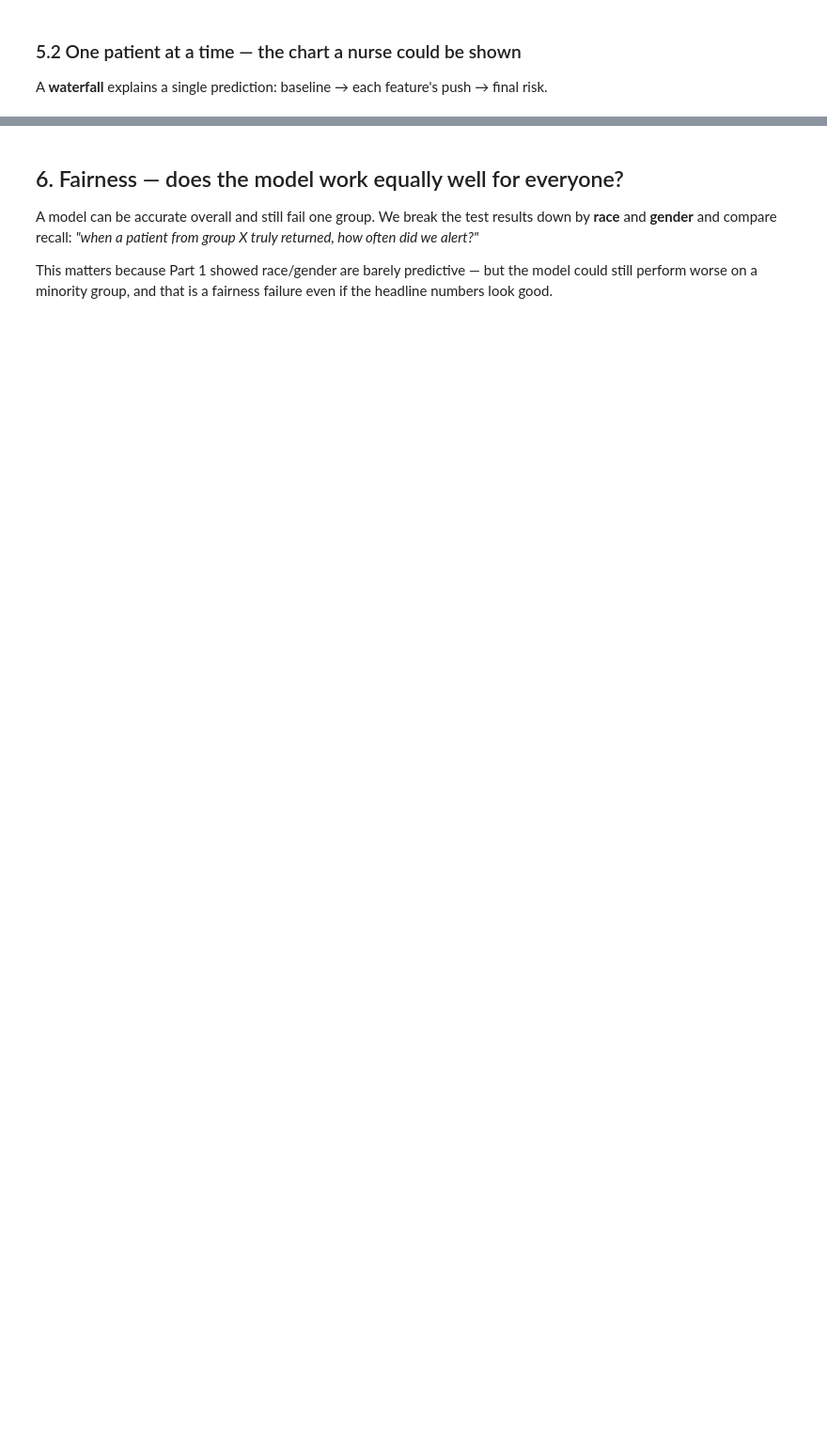
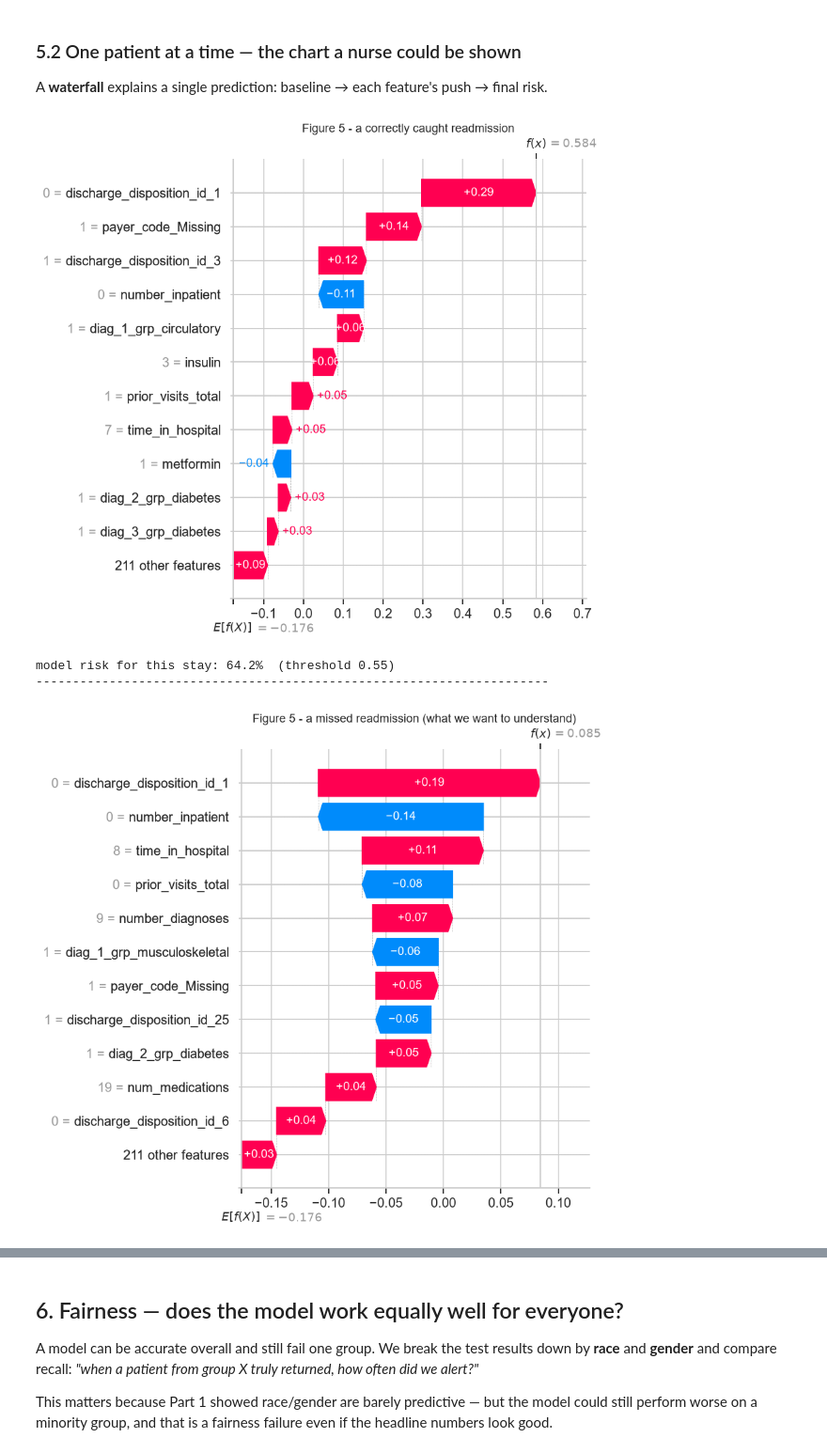
Before and after one commit to danielosinor123-gif/hospital-readmission-ml, a Jupyter notebook: notebooks/03_tuning_threshold_and_explainability.ipynb, the cells around one changed output, grey strips where cells are left out. Shown at 94% size. Saved outputs shown, nothing was run; the diff lists cells and outputs as text; code cells hidden in the pictures; blank space fills up the shorter version.

Commit message:
Add notebook 03 (executed): grouped tuning, threshold policy, SHAP, fairness; complete report.md with final numbers; HTML exports

```diff
--- a/notebooks/03_tuning_threshold_and_explainability.ipynb
+++ b/notebooks/03_tuning_threshold_and_explainability.ipynb
@@ -336,0 +424,25 @@ print("catching. Precision rises slowly because alerts become more selective.")
+# %%
+# --- Two candidate policies, chosen out loud -----------------------------------
+TARGET_RECALL = 0.75
+
+# (1) F1-optimal: best balance of precision and recall on the test set
+f1_row = thr_table.loc[thr_table["f1"].idxmax()]
+CHOSEN = float(f1_row["threshold"])
+
+# (2) recall-first: the HIGHEST threshold that still reaches the target recall
+#     (sorting by recall ascending picks the most selective qualifying rule)
+recall_rule = thr_table[thr_table["recall"] >= TARGET_RECALL].sort_values("recall")
+recall_threshold = float(recall_rule.iloc[0]["threshold"])
+
+print(f"deployed threshold (F1-optimal) : {CHOSEN:.2f}")
+print(f"  recall {f1_row['recall']:.1%} | precision {f1_row['precision']:.1%} "
+      f"| alerts {int(f1_row['alerts']):,} ({f1_row['alerts_per_100_stays']:.0f} per 100 stays)")
+print()
+print(f"recall-first alternative        : {recall_threshold:.2f}")
+r_row = recall_rule.iloc[0]
+print(f"  recall {r_row['recall']:.1%} | precision {r_row['precision']:.1%} "
+      f"| alerts {int(r_row['alerts']):,} ({r_row['alerts_per_100_stays']:.0f} per 100 stays)")
+print()
+print("We ship the F1-optimal rule and report the other one: a rule that alerts")
+print("two thirds of all discharges is not a usable workflow, even though it")
+print("catches more patients. That trade belongs to the hospital, not the model.")
@@ -337,15 +459,6 @@ print("catching. Precision rises slowly because alerts become more selective.")
 # %%
-# --- Documented selection rule ---------------------------------------------------
-# Clinical priority: catch at least 75% of true readmissions, then the best precision.
-TARGET_RECALL = 0.75
-eligible = thr_table[thr_table["recall"] >= TARGET_RECALL]
-CHOSEN = float(eligible.sort_values("recall", ascending=False).iloc[0]["threshold"])
-print(f"chosen threshold: {CHOSEN:.2f}  (first threshold reaching "
-      f"{TARGET_RECALL:.0%} recall)")
-
 final_pred = (tuned_proba >= CHOSEN).astype(int)
-print()
-print("Test-set performance at the chosen threshold:")
+print("Test-set performance at the deployed threshold:")
 print(f"  recall    : {recall_score(y_test, final_pred):.1%}"
       f"  -> of the real readmissions, we catch this share")
 print(f"  precision : {precision_score(y_test, final_pred):.1%}"
@@ -427,22 +565,28 @@ final risk.
 # %%
 # pick one true positive (a patient the model caught) and one false negative
 pred_all = (tuned_proba >= CHOSEN).astype(int)
 tp_idx = y_test.index[(y_test == 1) & (pred_all == 1)][0]
 fn_idx = y_test.index[(y_test == 1) & (pred_all == 0)][0]
 
 for label, idx in [("a correctly caught readmission", tp_idx),
                    ("a missed readmission (what we want to understand)", fn_idx)]:
     x_one = X_test.loc[[idx]]
     sv_one = explainer.shap_values(x_one, check_additivity=False)
     st = (shap.Explanation(values=np.asarray(sv_one)[0],
                            base_values=explainer.expected_value,
                            data=x_one.iloc[0], feature_names=list(X_test.columns)))
     fig = shap.plots.waterfall(st, max_display=12, show=False)
-    fig.set_size_inches(9, 6)
-    plt.title(f"Figure 5 — {label}", fontsize=12)
+    if hasattr(fig, "set_size_inches"):     # shap returns different objects by version
+        fig.set_size_inches(9, 6)
+    plt.title(f"Figure 5 - {label}", fontsize=12)
     plt.tight_layout()
     plt.show()
 
     proba_one = final_gbm.predict_proba(x_one)[0, 1]
     print(f"model risk for this stay: {proba_one:.1%}  (threshold {CHOSEN:.2f})")
     print("-" * 70)
+# %% [output]
+[figure, added]
+model risk for this stay: 64.2%  (threshold 0.55)
+----------------------------------------------------------------------
+[figure, added]
```
Also changed, not shown: parts of 23 cells of this notebook, 7 other files.
